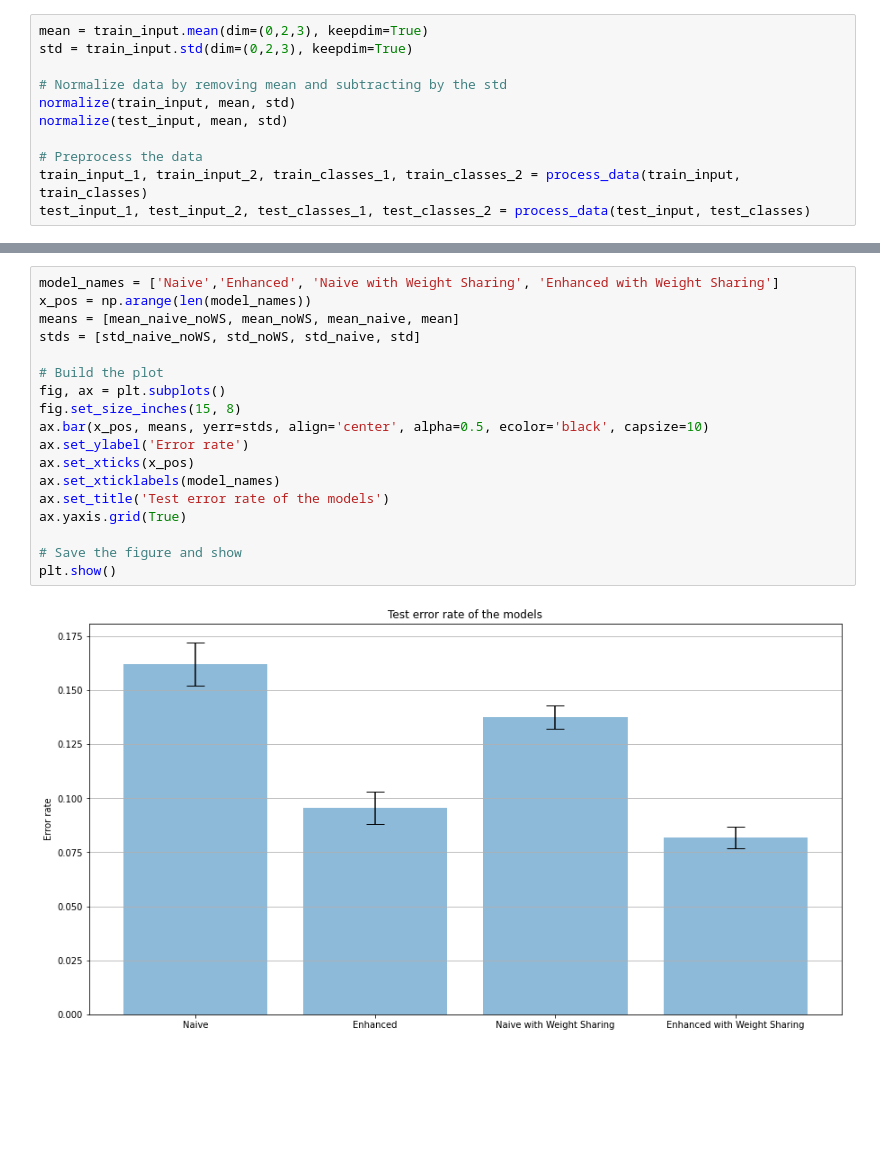
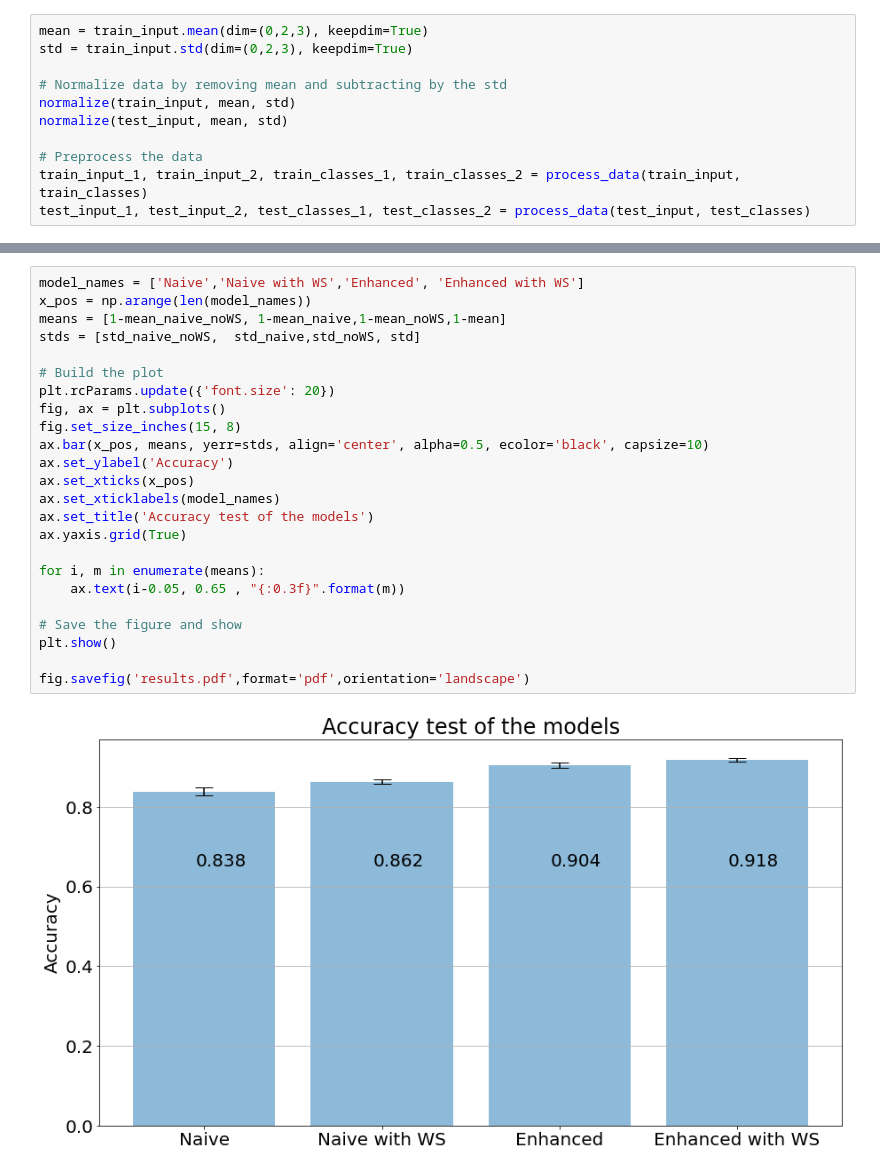
Before and after one commit to zbirobin/Deep_Learning_Project_1, a Jupyter notebook: main.ipynb, the cells around one changed output, grey strips where cells are left out. Saved outputs shown, nothing was run; the diff lists cells and outputs as text; blank space fills up the shorter version.

```diff
--- a/main.ipynb
+++ b/main.ipynb
@@ -109,22 +122,28 @@ loss = 0.0010061466600745916, loss_img = 0.0006328015588223934, loss_comp = 0.00
 Epochs 71
 loss = 0.0009849006310105324, loss_img = 0.0008638908038847148, loss_comp = 0.00012100981257390231
 # %%
-model_names = ['Naive','Enhanced', 'Naive with Weight Sharing', 'Enhanced with Weight Sharing']
+model_names = ['Naive','Naive with WS','Enhanced', 'Enhanced with WS']
 x_pos = np.arange(len(model_names))
-means = [mean_naive_noWS, mean_noWS, mean_naive, mean]
-stds = [std_naive_noWS, std_noWS, std_naive, std]
+means = [1-mean_naive_noWS, 1-mean_naive,1-mean_noWS,1-mean]
+stds = [std_naive_noWS,  std_naive,std_noWS, std]
 
 # Build the plot
+plt.rcParams.update({'font.size': 20})
 fig, ax = plt.subplots()
 fig.set_size_inches(15, 8)
 ax.bar(x_pos, means, yerr=stds, align='center', alpha=0.5, ecolor='black', capsize=10)
-ax.set_ylabel('Error rate')
+ax.set_ylabel('Accuracy')
 ax.set_xticks(x_pos)
 ax.set_xticklabels(model_names)
-ax.set_title('Test error rate of the models')
+ax.set_title('Accuracy test of the models')
 ax.yaxis.grid(True)
+
+for i, m in enumerate(means):
+    ax.text(i-0.05, 0.65 , "{:0.3f}".format(m))
 
 # Save the figure and show
 plt.show()
+
+fig.savefig('results.pdf',format='pdf',orientation='landscape')
 # %% [output]
-[figure, old version]
+[figure, new version]
```
Also changed, not shown: parts of 3 cells of this notebook, 17 other files.
